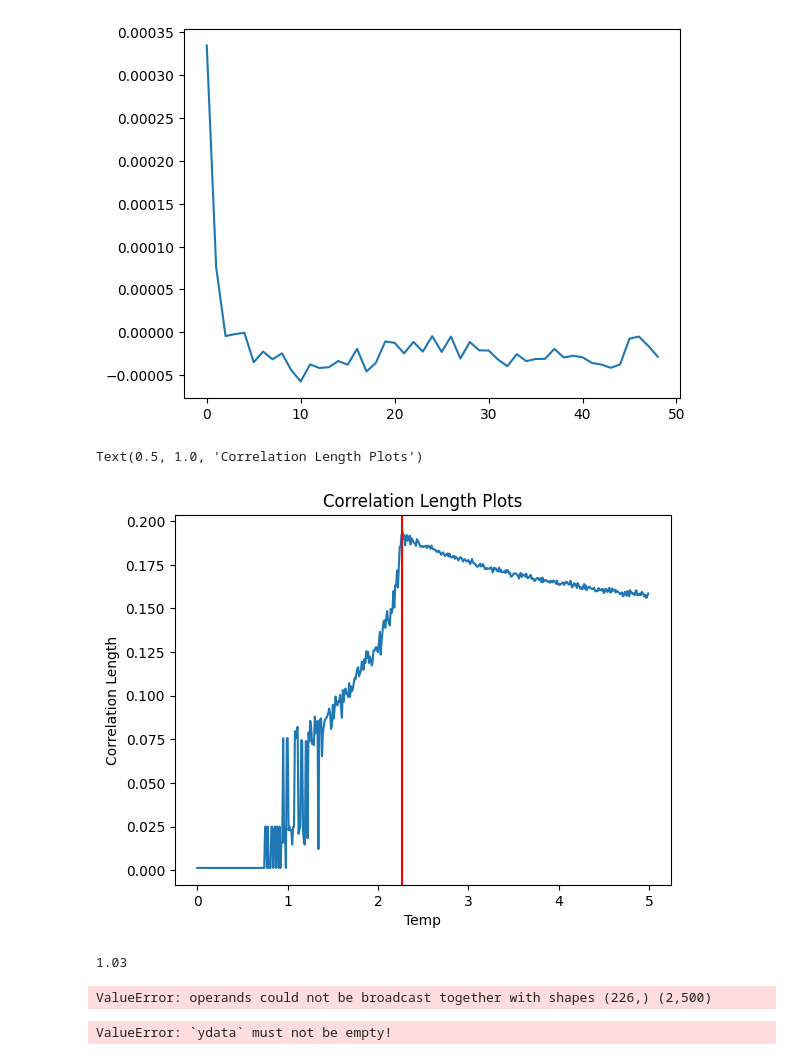
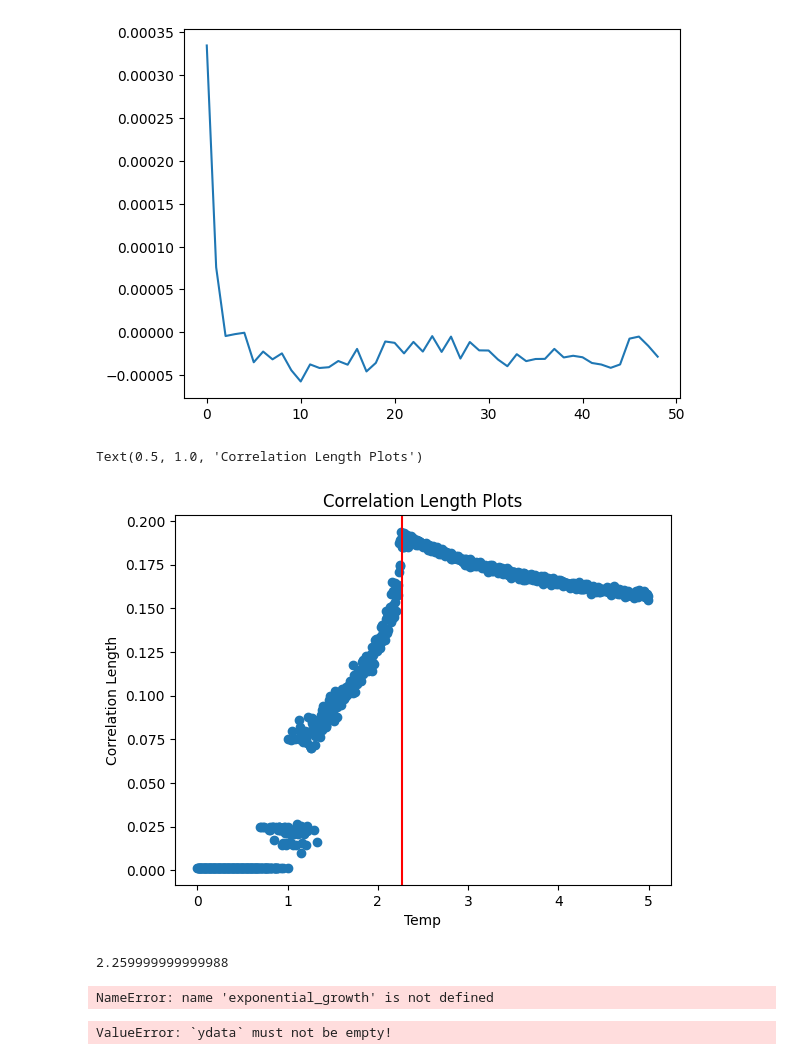
Before and after one commit to pdparakh108/ising, a Jupyter notebook: Tc_calc.ipynb, the cells around one changed output. Cells and saved outputs as stored; diff of their text form; code cells hidden in the pictures.

```diff
--- a/Tc_calc.ipynb
+++ b/Tc_calc.ipynb
@@ -6,5 +9,5 @@ from scipy.optimize import curve_fit
 # %%
-em = pd.read_csv("EM_N100.csv")
+em = pd.read_csv("best_large_run/0.00T5.00_EM_v0.csv")
 # %%
 em
 # %% [output]
@@ -50,6 +68,10 @@ Text(0.5, 1.0, 'Heat Capacity Plots')
 # %%
 def exponential_growth(x, k, A):
     return A*np.exp(x / k)
+# %%
+# Exponential decay function
+def exponential_decay(x, k,A):
+    return A*np.exp(-x / k)
 # %%
 get_cv(em)[0:index]
 # %% [output]
@@ -100,0 +149,4 @@ plt.legend()
+# %%
+ for i in range(len(em["Temp"][index:])):
+
+(exponential_decay(em["Temp"][index:], *popt_r) - em["Temp"][index:])**2/sum(np.sqrtpcov_r[0])
@@ -195,5 +286,5 @@ plt.legend()
 # %%
-sc = pd.read_csv("SC_N100.csv", index_col = "Temp")
+sc = pd.read_csv("best_large_run/0.00T5.00_SC_v0.csv", index_col = "Temp")
 sc = sc.iloc[:, :-1]
 # %%
 sc.shape
@@ -262,18 +359,18 @@ plt.plot([i for i in range(sc.shape[1])], sc.iloc[i])
 [<matplotlib.lines.Line2D at 0x...>]
 [figure]
 # %%
-plt.plot(T,k)
+plt.scatter(T,k)
 plt.xlabel("Temp")
 plt.axvline(2.269, color = "r")
 plt.ylabel("Correlation Length")
 plt.title("Correlation Length Plots")
 # %% [output]
 Text(0.5, 1.0, 'Correlation Length Plots')
-[figure, old version]
+[figure, new version]
 # %%
 T[np.argmax(k)]
 # %% [output]
-1.03
+2.259999999999988
 # %%
 popt_l, pcov_l = curve_fit(exponential_growth, sc.index[0:index], cor_len(sc)[0:index], p0=(1.0, 1))
 
@@ -281,7 +378,7 @@ plt.plot(sc.index[0:index], cor_len(sc)[0:index], label= "Actual Data")
 plt.plot(sc.index[0:index], exponential_growth(sc.index[0:index], *popt_l), label= "Fit Data: {}, {}".format(*popt_l))
 plt.legend()
 # %% [output]
-ValueError: operands could not be broadcast together with shapes (226,) (2,500)
+NameError: name 'exponential_growth' is not defined
 # %%
 # Right Fit
 
```
Also changed, not shown: parts of 25 cells of this notebook, 4 other files.
